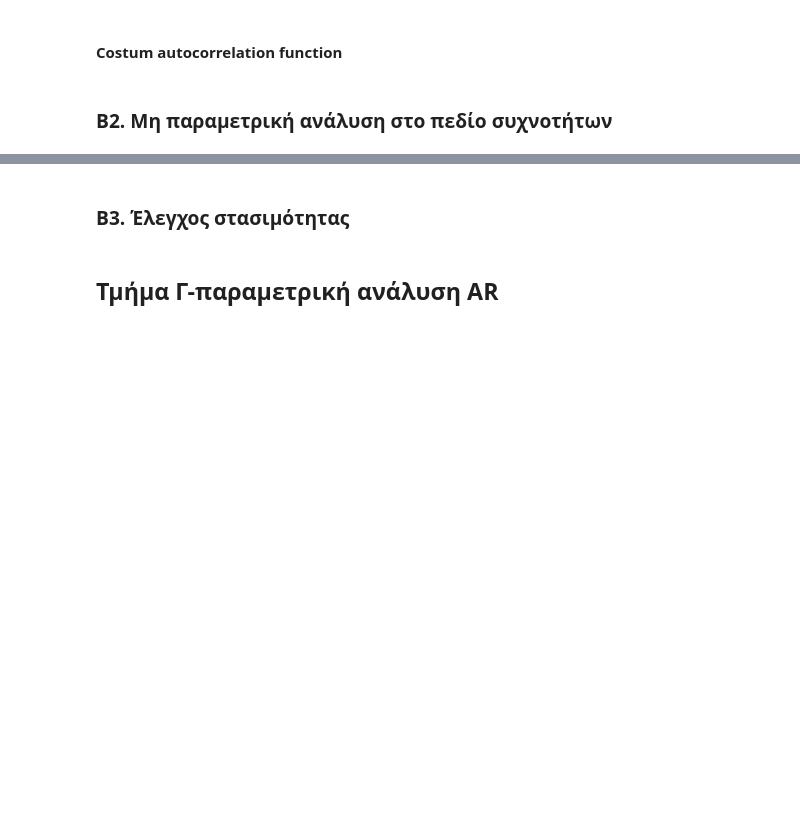
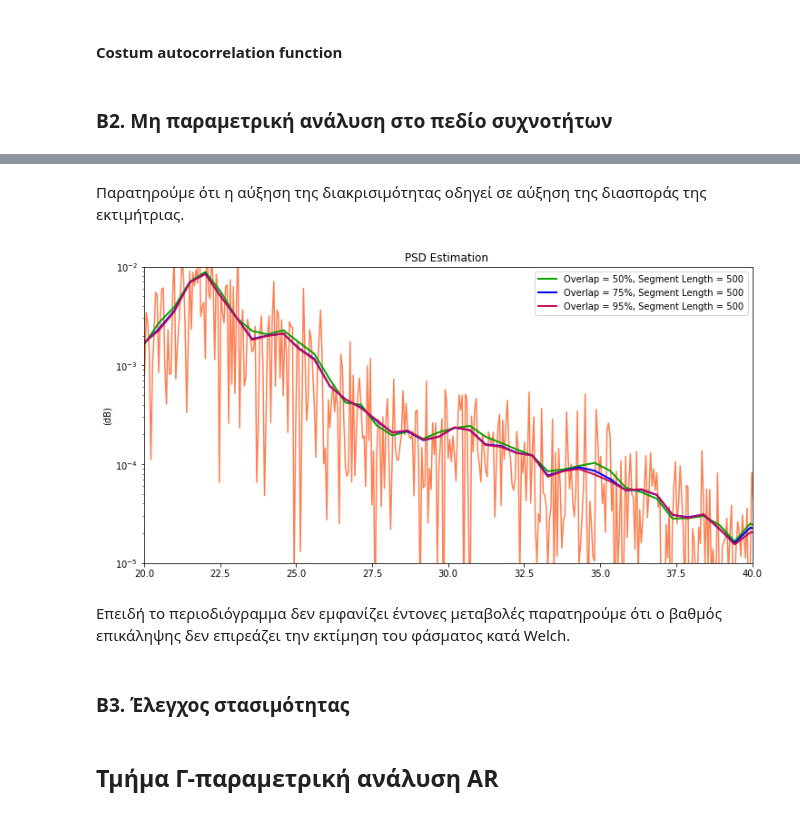
Before and after one commit to alexandrosdms/stoch_analysis_aircraft, a Jupyter notebook: main_greek.ipynb, the cells around one changed output, grey strips where cells are left out. Saved outputs shown, nothing was run; the diff lists cells and outputs as text; code cells hidden in the pictures; blank space fills up the shorter version.

```diff
--- a/main_greek.ipynb
+++ b/main_greek.ipynb
@@ -296,3 +348,40 @@ Sample frequency Is: 0.0512Hz
+# %% [markdown]
+Παρατηρούμε ότι η αύξηση της διακρισιμότητας οδηγεί σε αύξηση της διασποράς της εκτιμήτριας.
+# %%
+import random
+
+number_of_colors = 3
+
+color = ['#0AA000', 'b', '#c70a56']
+
+fig,ax = plt.subplots(nrows = 1, ncols = 1, figsize = (12,6))
+overl = [0.5,0.75,0.95]
+f, PSD = signal.periodogram(out, fs = samp_freq, detrend=False)
+PSD1[0] = (PSD[0]+PSD1[1])/2
+
+ax.plot(f,PSD1, color = 'coral')
+
+l = 0
+for i in range (0,3):
+    nperseg = 500
+    noverlap = overl[l] * nperseg
+    f, PSD_w = signal.welch(out, fs = samp_freq, nperseg = nperseg, noverlap = noverlap, detrend=False)
+
+    c = color[i]
+    label = "Overlap = " + str(int(overl[l]*100)) + '%, ' + 'Segment Length = ' + str(nperseg)
+    ax.plot(f, PSD_w, color = c, linewidth = 2, label = label)
+    ax.set_yscale('log')
+    ax.set_xlim(20,40)
+    ax.set_ylim(pow(10,-5),pow(10,-2))
+    #ax.set_ylim()
+    ax.set_title('PSD Estimation ')
+    ax.set_ylabel("(dB)")
+    ax.legend()
+    l+=1
+# %% [output]
+[figure, added]
+# %% [markdown]
+Επειδή το περιοδιόγραμμα δεν εμφανίζει έντονες μεταβολές παρατηρούμε ότι ο βαθμός επικάληψης δεν επιρεάζει την εκτίμηση του φάσματος κατά Welch.
 # %% [markdown]
 ### Β3. Έλεγχος στασιμότητας
 # %% [markdown]
```
Also changed, not shown: parts of 4 cells of this notebook, 1 other file.
